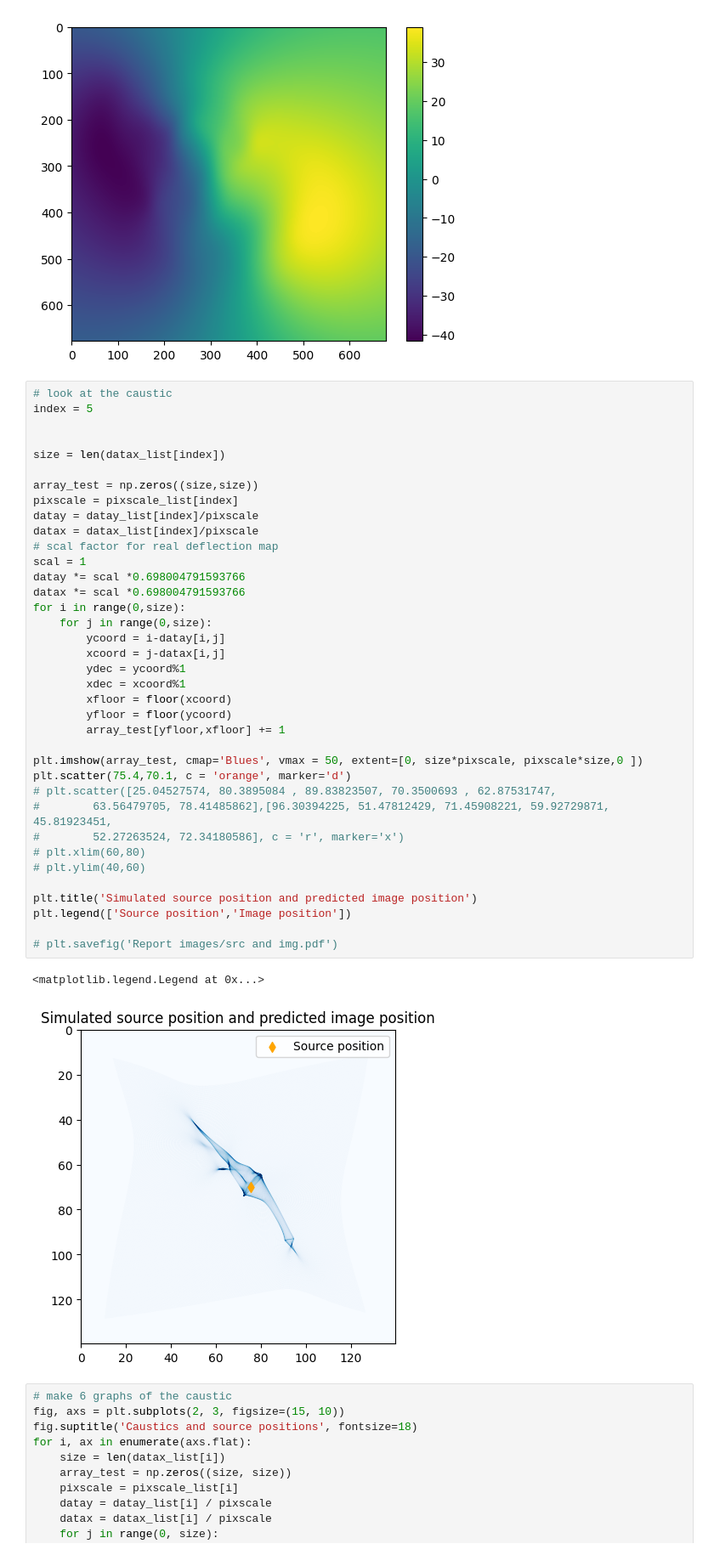
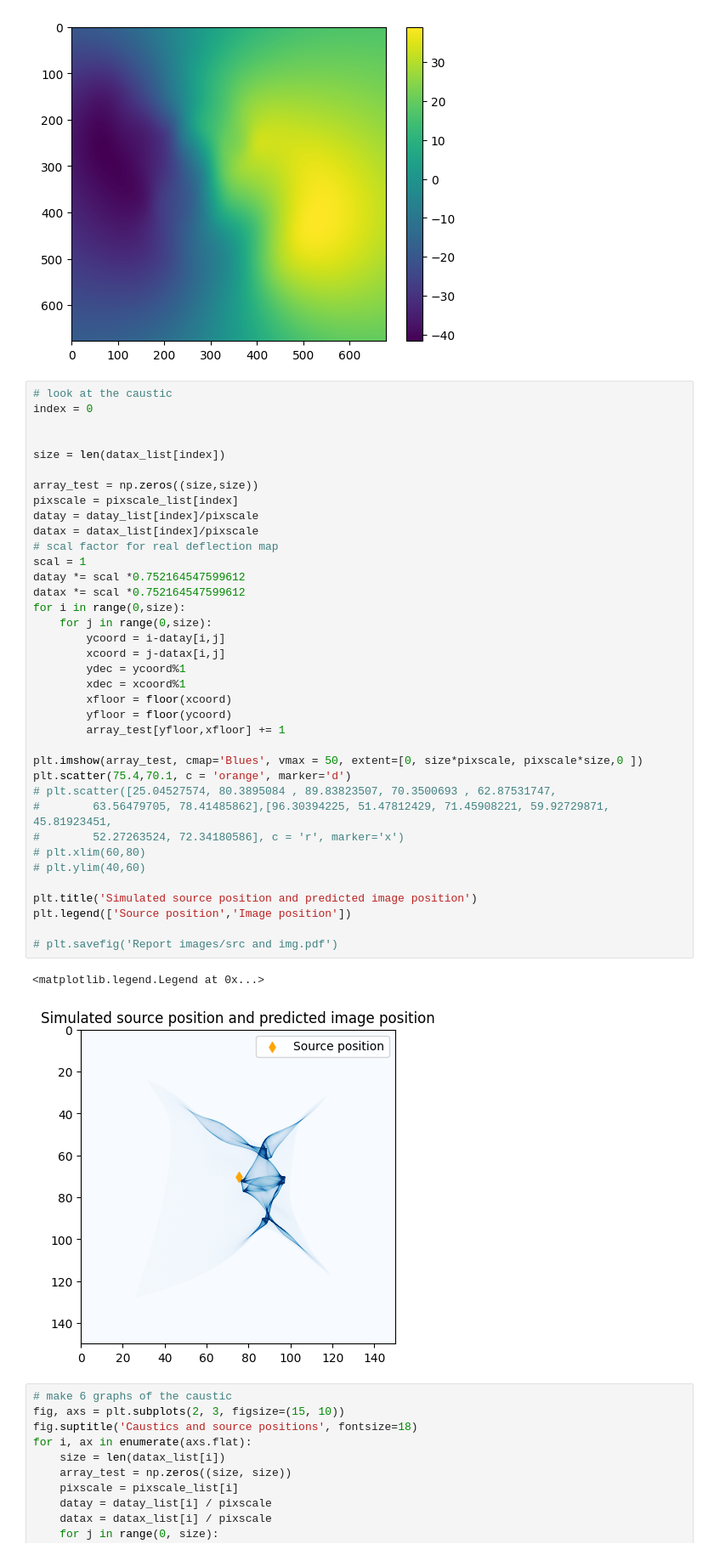
Before and after one commit to diceandcats/GWlensing_Brian, a Jupyter notebook: visualize cluster.ipynb, the cells around one changed output. Shown at 85% size. Saved outputs shown, nothing was run; the diff lists cells and outputs as text.

```diff
--- a/visualize cluster.ipynb
+++ b/visualize cluster.ipynb
@@ -97,7 +97,7 @@ plt.colorbar()
 [figure]
 # %%
 # look at the caustic
-index = 5
+index = 0
 
 
 size = len(datax_list[index])
@@ -105,36 +105,36 @@ size = len(datax_list[index])
 array_test = np.zeros((size,size))
 pixscale = pixscale_list[index]
 datay = datay_list[index]/pixscale
 datax = datax_list[index]/pixscale
 # scal factor for real deflection map
 scal = 1
-datay *= scal *0.698004791593766
-datax *= scal *0.698004791593766
+datay *= scal *0.752164547599612
+datax *= scal *0.752164547599612
 for i in range(0,size):
     for j in range(0,size):
         ycoord = i-datay[i,j]
         xcoord = j-datax[i,j]
         ydec = ycoord%1
         xdec = xcoord%1
         xfloor = floor(xcoord)
         yfloor = floor(ycoord)
         array_test[yfloor,xfloor] += 1
 
 plt.imshow(array_test, cmap='Blues', vmax = 50, extent=[0, size*pixscale, pixscale*size,0 ])
 plt.scatter(75.4,70.1, c = 'orange', marker='d')
 # plt.scatter([25.04527574, 80.3895084 , 89.83823507, 70.3500693 , 62.87531747,
 #        63.56479705, 78.41485862],[96.30394225, 51.47812429, 71.45908221, 59.92729871, 45.81923451,
 #        52.27263524, 72.34180586], c = 'r', marker='x')
 # plt.xlim(60,80)
 # plt.ylim(40,60)
 
 plt.title('Simulated source position and predicted image position')
 plt.legend(['Source position','Image position'])
 
 # plt.savefig('Report images/src and img.pdf')
 # %% [output]
 <matplotlib.legend.Legend at 0x...>
-[figure, old version]
+[figure, new version]
 # %%
 # make 6 graphs of the caustic
 fig, axs = plt.subplots(2, 3, figsize=(15, 10))
```
Also changed, not shown: 2 other files.
